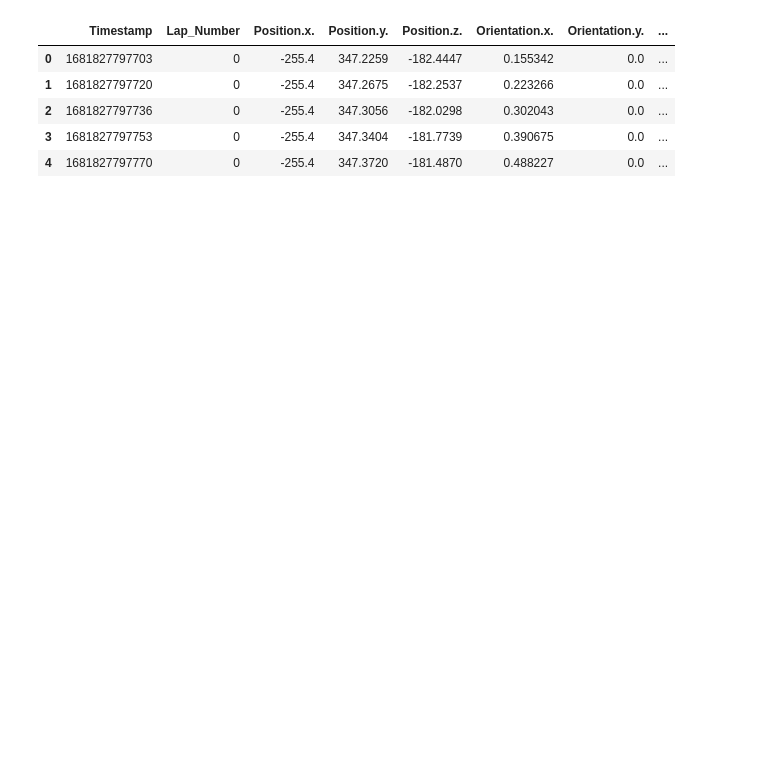
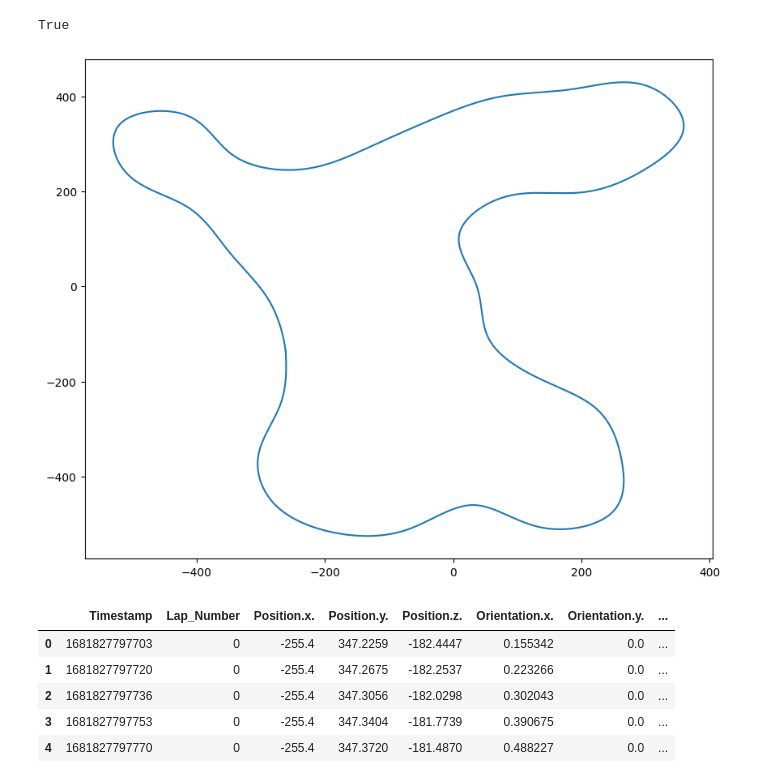
Before and after one commit to jerrymhuang/DreamDrone, a Jupyter notebook: FinalProject/exploration/data_exploration.ipynb, the cells around one changed output. Drawn from its saved outputs; the diff is of its cells as text; code cells hidden in the pictures; blank space fills up the shorter version.

```diff
--- a/FinalProject/exploration/data_exploration.ipynb
+++ b/FinalProject/exploration/data_exploration.ipynb
@@ -7 +31,10 @@ import seaborn as sns
+# %%
+optimal_path.shape[0] == optimal_heading.shape[0]
+# %% [output]
+True
+# %%
+f, ax = plt.subplots(1, 1, figsize=(10, 8))
+ax = sns.lineplot(x=optimal_path[:,0], y=optimal_path[:,1], sort=False)
+# %% [output]
+[figure, added]
 # %%
```
Also changed, not shown: parts of 8 cells of this notebook, 30 other files.
